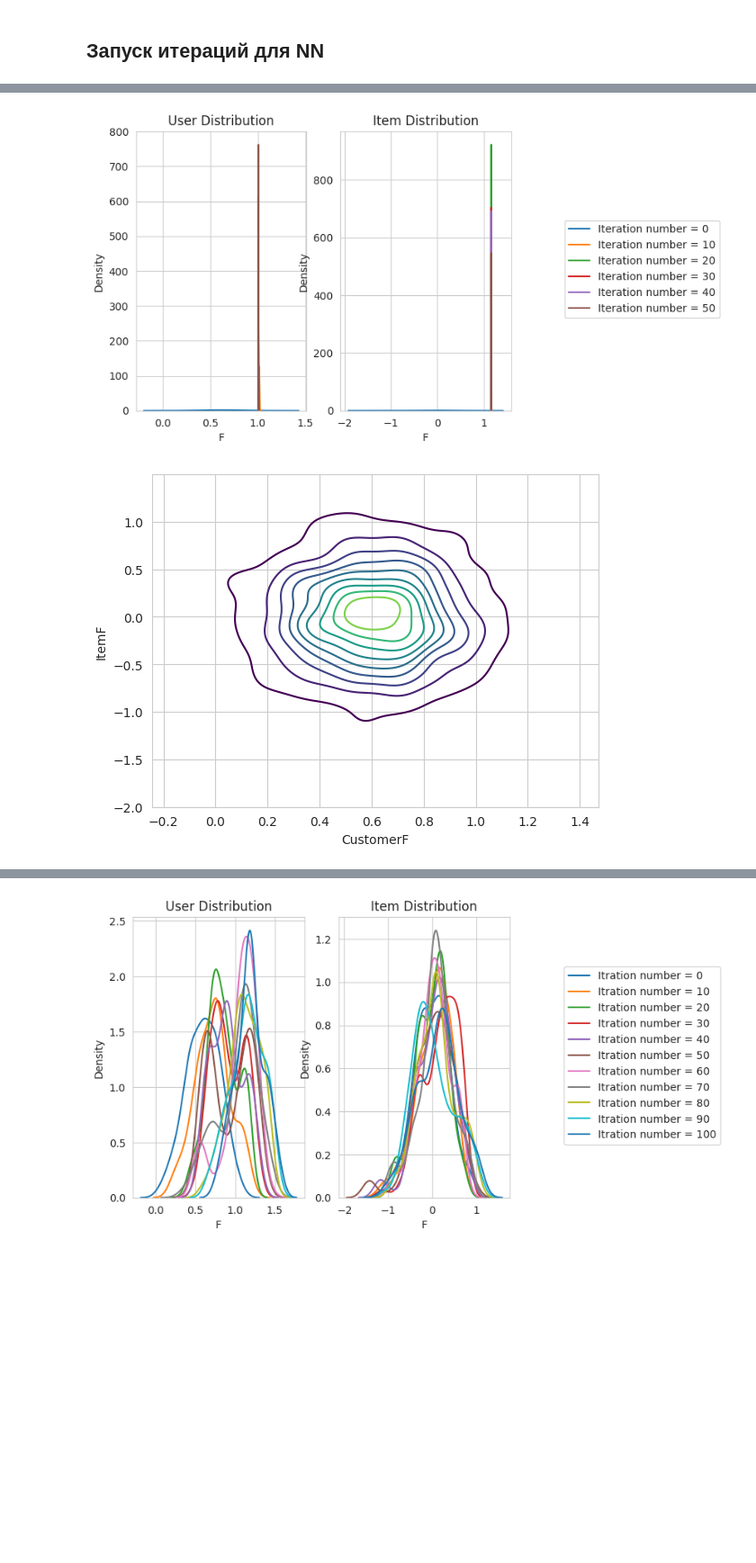
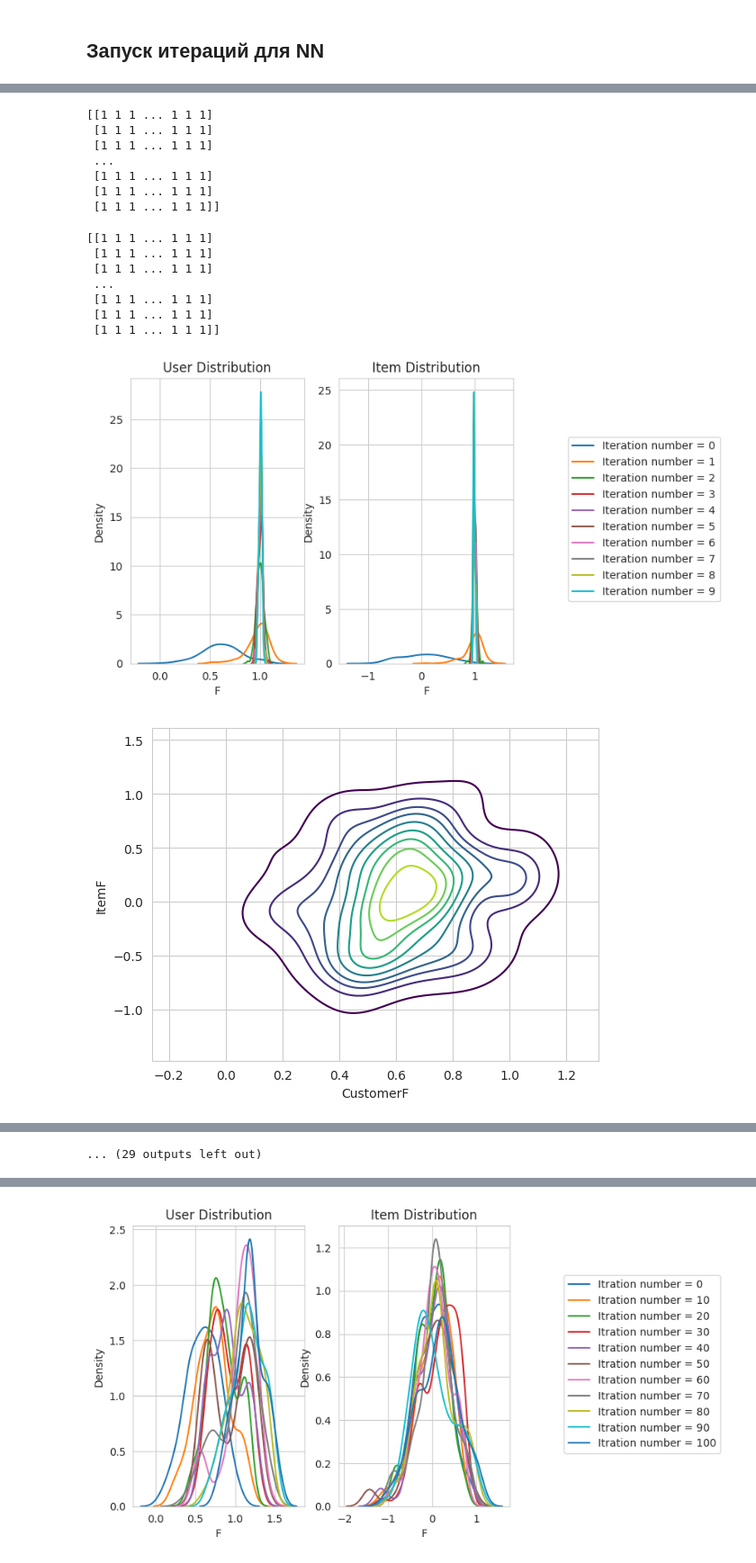
Before and after one commit to intsystems/2024-Project-144, a Jupyter notebook: code/main.ipynb, the cells around one changed output, grey strips where cells are left out. Shown at 90% size. Saved outputs shown, nothing was run; the diff lists cells and outputs as text; code cells hidden in the pictures; blank space fills up the shorter version.

```diff
--- a/code/main.ipynb
+++ b/code/main.ipynb
@@ -24,10 +23,17 @@ cuda:0
 # %% [markdown]
 ## Генерация синтетической выборки
 # %%
+c0 = 1
+w0 = 0
+
+def u_x(c, c0):
+    res = -0.04 * (c - c0)**2 + 1
+    if res < 0:
+        res = 0
+    return res
+
 def usefulness(c, w, noice):
-    # return 0.7
-    # return np.arctan(c - w + noice) / np.pi + 0.4
-    return 0.475 * np.sin(10 * (c - w + noice)) + 0.475
+    return u_x(c, c0) * u_x(w, c0)
 
 
 customer_distribution = sps.norm(0.6, 0.2)
@@ -42,7 +48,8 @@ from models.u_predictor import init_data
 start_c_size = 128
 start_w_size = 128
 z = lambda: epsilon.rvs()
-train_data_loader, c_w_distribution = init_data(customer_distribution, w_distribution,start_c_size, start_w_size, usefulness, z)
+train_data_loader, c_w_distribution = init_data(customer_distribution, w_distribution, start_c_size, start_w_size,
+                                                usefulness, z)
 # %%
 loss_func = torch.nn.BCELoss()
 model = NeuralNetwork(device, loss_func).to(device)
@@ -57,22 +64,21 @@ model.fit_epoch(train_data_loader)
 new_c_w_distr = c_w_distribution
 loss_history = []
 residual_history = []
-L_hand = LValuesHandler()
-c_size = 1024
-w_size = 1024
+c_size = 128
+w_size = 128
 big_steps = 10
 fig, axs = plt.subplots(ncols=2)
 for i in tqdm(range(big_steps)):
-    z = lambda: epsilon.rvs()/(i + 1)
+    z = lambda: epsilon.rvs() / (i + 1)
     if i % 1 == 0:
-        new_c_w_distr, loss, residual = dynamic_system_iterate_u(model, usefulness, z, new_c_w_distr, L_hand, u_pred_case=2,
-                                                                             c_size=c_size,
-                                                                             w_size=w_size, topn=16,
-                                                                             visualize_distributions=(i, axs))
+        new_c_w_distr, loss, residual = dynamic_system_iterate_u(model, usefulness, z, new_c_w_distr, u_pred_case=2,
+                                                                 c_size=c_size,
+                                                                 w_size=w_size, topn=8,
+                                                                 visualize_distributions=(i, axs))
     else:
-        new_c_w_distr, loss, residual = dynamic_system_iterate_u(model, usefulness, z, new_c_w_distr, L_hand, u_pred_case=2,
-                                                                             c_size=c_size,
-                                                                             w_size=w_size, topn=16)
+        new_c_w_distr, loss, residual = dynamic_system_iterate_u(model, usefulness, z, new_c_w_distr, u_pred_case=2,
+                                                                 c_size=c_size,
+                                                                 w_size=w_size, topn=8)
     loss_history.append(loss)
     residual_history.append(residual)
 fig.legend(loc='center left', bbox_to_anchor=(1, 0.5))
@@ -81,2 +143,16 @@ fig.show()
+[[1 1 1 ... 1 1 1]
+ [1 1 1 ... 1 1 1]
+ [1 1 1 ... 1 1 1]
+ ...
+ [1 1 1 ... 1 1 1]
+ [1 1 1 ... 1 1 1]
+ [1 1 1 ... 1 1 1]]
+[[1 1 1 ... 1 1 1]
+ [1 1 1 ... 1 1 1]
+ [1 1 1 ... 1 1 1]
+ ...
+ [1 1 1 ... 1 1 1]
+ [1 1 1 ... 1 1 1]
+ [1 1 1 ... 1 1 1]]
-[figure, old version]
+[figure, new version]
-[figure, old version]
+[figure, new version]
@@ -88,3 +159,4 @@ fig.show()
+... (29 outputs left out)
 # %%
 loss_history = np.array(loss_history).T
 # %%
```
Also changed, not shown: parts of 7 cells of this notebook, 2 other files.
